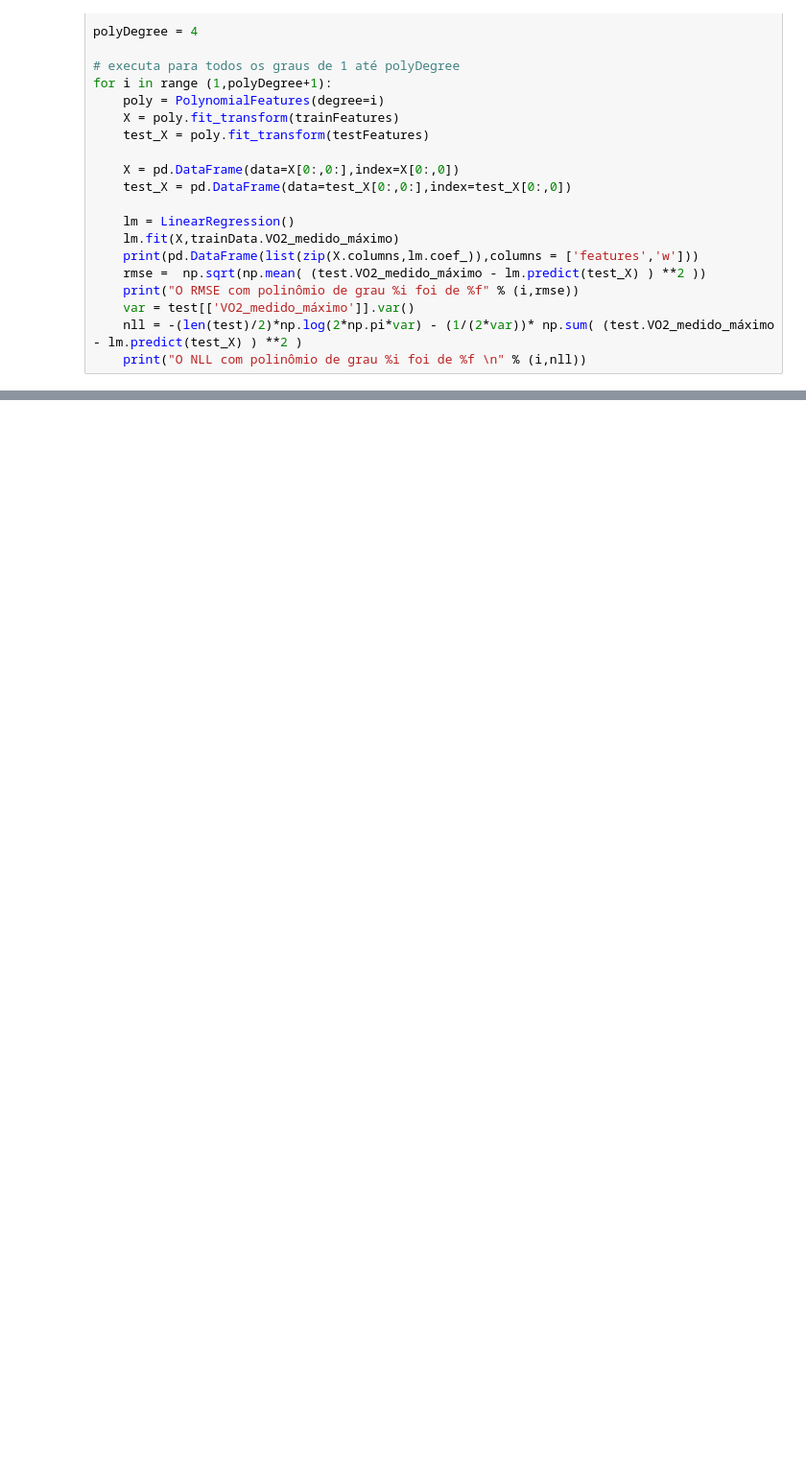
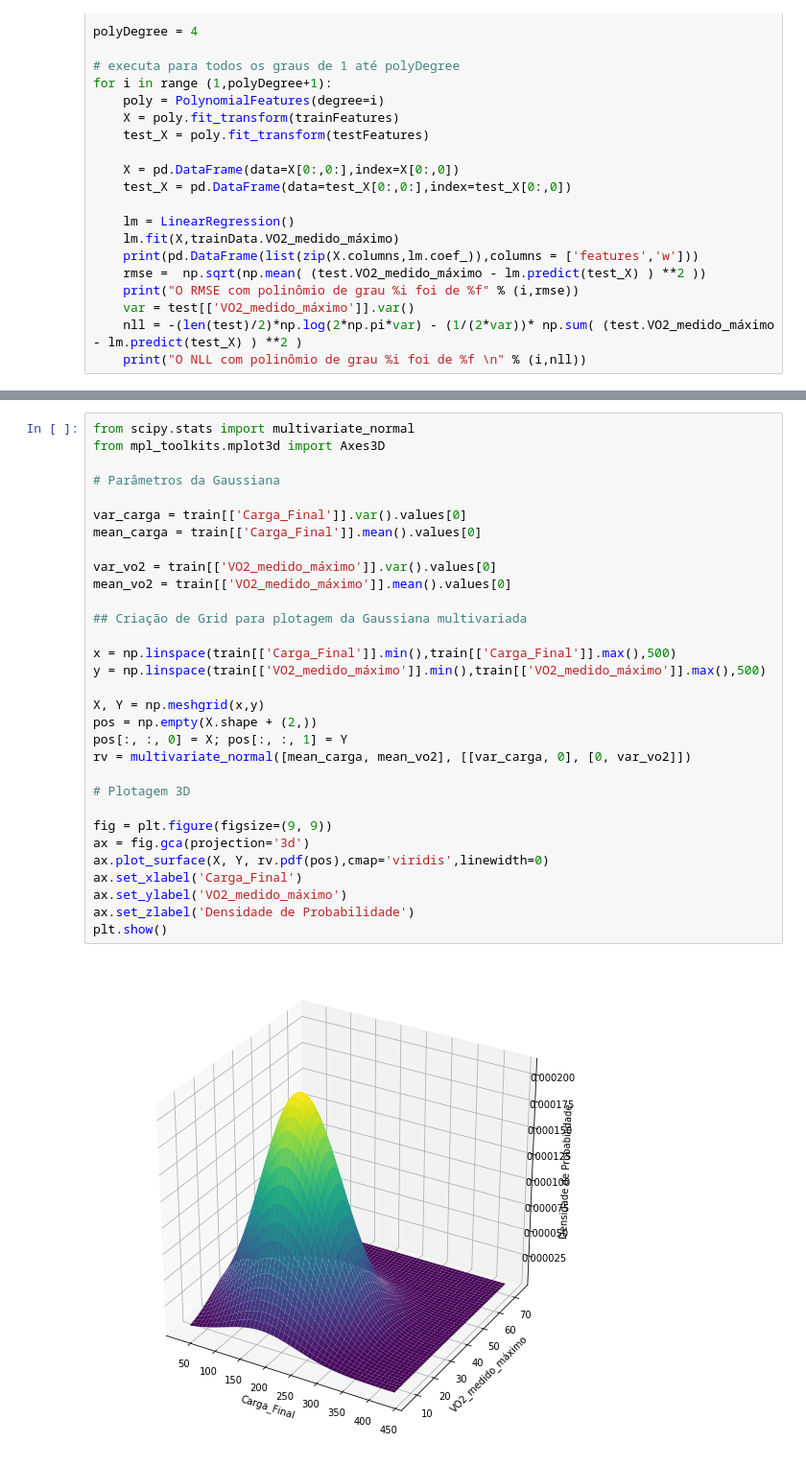
Before and after one commit to lucaslrolim/COS623-MachineLearning, a Jupyter notebook: Lista 3 ML.ipynb, the cells around one changed output, grey strips where cells are left out. Shown at 96% size. Drawn from its saved outputs; the diff is of its cells as text; blank space fills up the shorter version.

Commit message:
refactor and gaussian

```diff
--- a/Lista 3 ML.ipynb
+++ b/Lista 3 ML.ipynb
@@ -128,0 +173,33 @@ for i in range (1,polyDegree+1):
+# %%
+from scipy.stats import multivariate_normal
+from mpl_toolkits.mplot3d import Axes3D
+
+# Parâmetros da Gaussiana
+
+var_carga = train[['Carga_Final']].var().values[0]
+mean_carga = train[['Carga_Final']].mean().values[0]
+
+var_vo2 = train[['VO2_medido_máximo']].var().values[0]
+mean_vo2 = train[['VO2_medido_máximo']].mean().values[0]
+
+## Criação de Grid para plotagem da Gaussiana multivariada
+
+x = np.linspace(train[['Carga_Final']].min(),train[['Carga_Final']].max(),500)
+y = np.linspace(train[['VO2_medido_máximo']].min(),train[['VO2_medido_máximo']].max(),500)
+
+X, Y = np.meshgrid(x,y)
+pos = np.empty(X.shape + (2,))
+pos[:, :, 0] = X; pos[:, :, 1] = Y
+rv = multivariate_normal([mean_carga, mean_vo2], [[var_carga, 0], [0, var_vo2]])
+
+# Plotagem 3D
+
+fig = plt.figure(figsize=(9, 9))
+ax = fig.gca(projection='3d')
+ax.plot_surface(X, Y, rv.pdf(pos),cmap='viridis',linewidth=0)
+ax.set_xlabel('Carga_Final')
+ax.set_ylabel('VO2_medido_máximo')
+ax.set_zlabel('Densidade de Probabilidade')
+plt.show()
+# %% [output]
+[figure, added]
```
Also changed, not shown: parts of 10 cells of this notebook, 1 other file.
